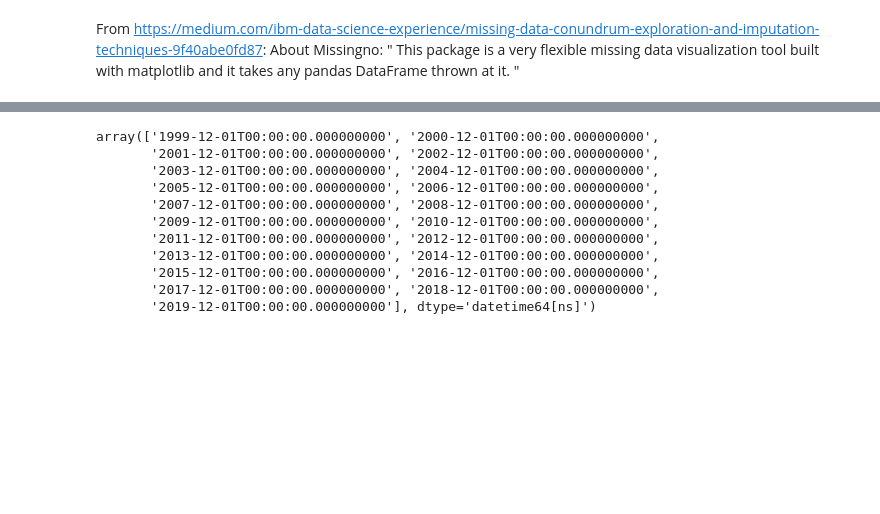
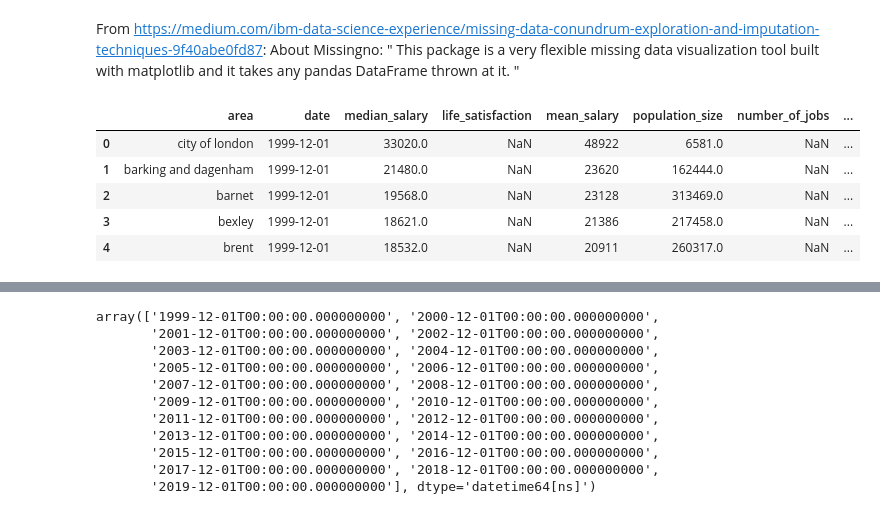
Before and after one commit to irwinmier96/Side_Projects, a Jupyter notebook: London House Prices/comparing_area_year_stats.ipynb, the cells around one changed output, grey strips where cells are left out. Cells and saved outputs as stored; diff of their text form; code cells hidden in the pictures; blank space fills up the shorter version.

```diff
--- a/London House Prices/comparing_area_year_stats.ipynb
+++ b/London House Prices/comparing_area_year_stats.ipynb
@@ -12,17 +16,25 @@ import missingno as msno
 # %%
 london_yearly = pd.read_csv("Datasets/housing_in_london_yearly_variables.csv")
-london_yearly["number_of_jobs"] = london_yearly["number_of_jobs"].fillna(0)
-london_yearly["life_satisfaction"] = london_yearly["life_satisfaction"].fillna(0)
+# london_yearly["number_of_jobs"] = london_yearly["number_of_jobs"].fillna(0)
+# london_yearly["life_satisfaction"] = london_yearly["life_satisfaction"].fillna(0)
 london_yearly["area_size"] = london_yearly["area_size"].fillna(0)
 london_yearly["no_of_houses"] = london_yearly["no_of_houses"].fillna(0)
 
 london_yearly['date'] = pd.to_datetime(london_yearly.date)
 london_yearly = pd.DataFrame(london_yearly)
 london_yearly.fillna(0)
+#london_yearly['area'] = london_yearly['area'].astype(float)
 
 del london_yearly["code"]
 del london_yearly["recycling_pct"]
 del london_yearly["borough_flag"]
 
 london_yearly.head()
+# %% [output]
+|  | area | date | median_salary | life_satisfaction | mean_salary | population_size | number_of_jobs | ... |
+| 0 | city of london | 1999-12-01 | 33020.0 | NaN | 48922 | 6581.0 | NaN | ... |
+| 1 | barking and dagenham | 1999-12-01 | 21480.0 | NaN | 23620 | 162444.0 | NaN | ... |
+| 2 | barnet | 1999-12-01 | 19568.0 | NaN | 23128 | 313469.0 | NaN | ... |
+| 3 | bexley | 1999-12-01 | 18621.0 | NaN | 21386 | 217458.0 | NaN | ... |
+| 4 | brent | 1999-12-01 | 18532.0 | NaN | 20911 | 260317.0 | NaN | ... |
 # %%
```
Also changed, not shown: parts of 12 cells of this notebook.
